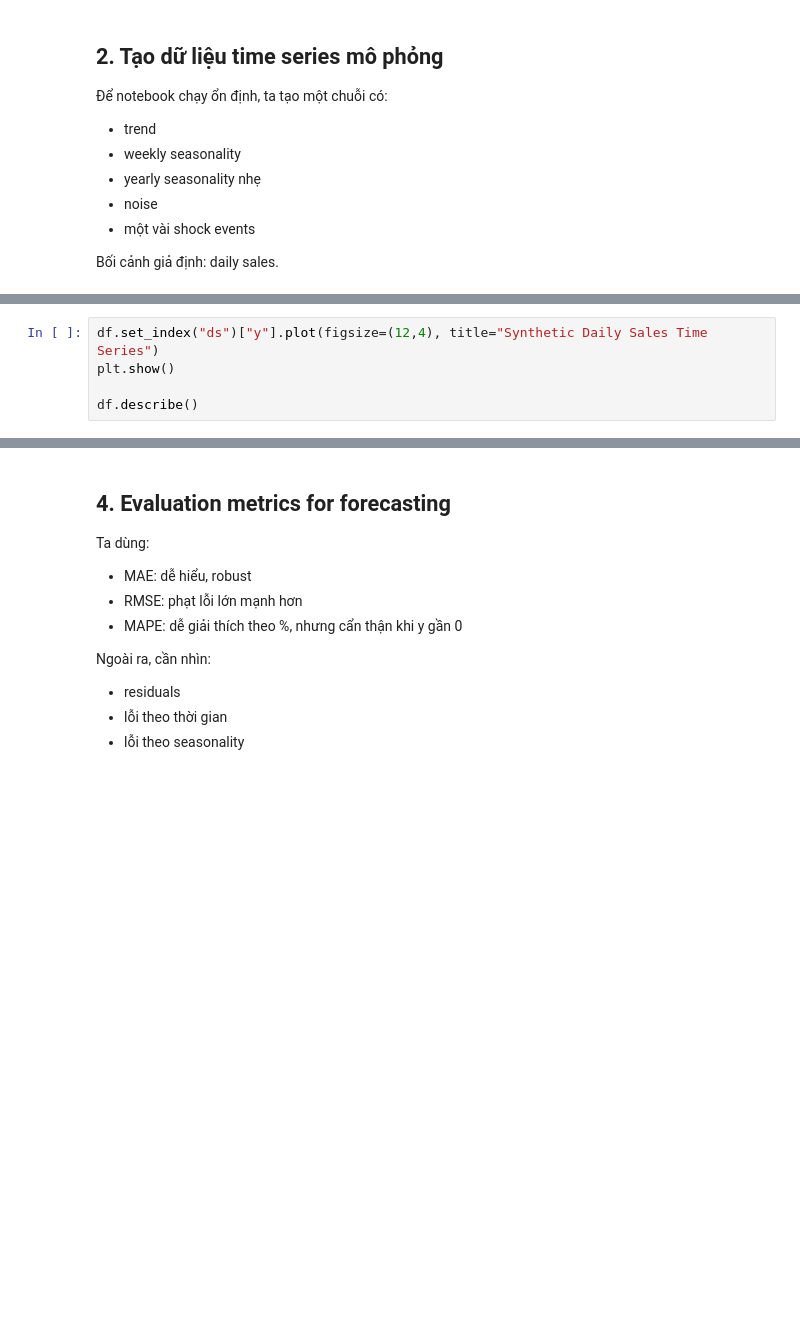
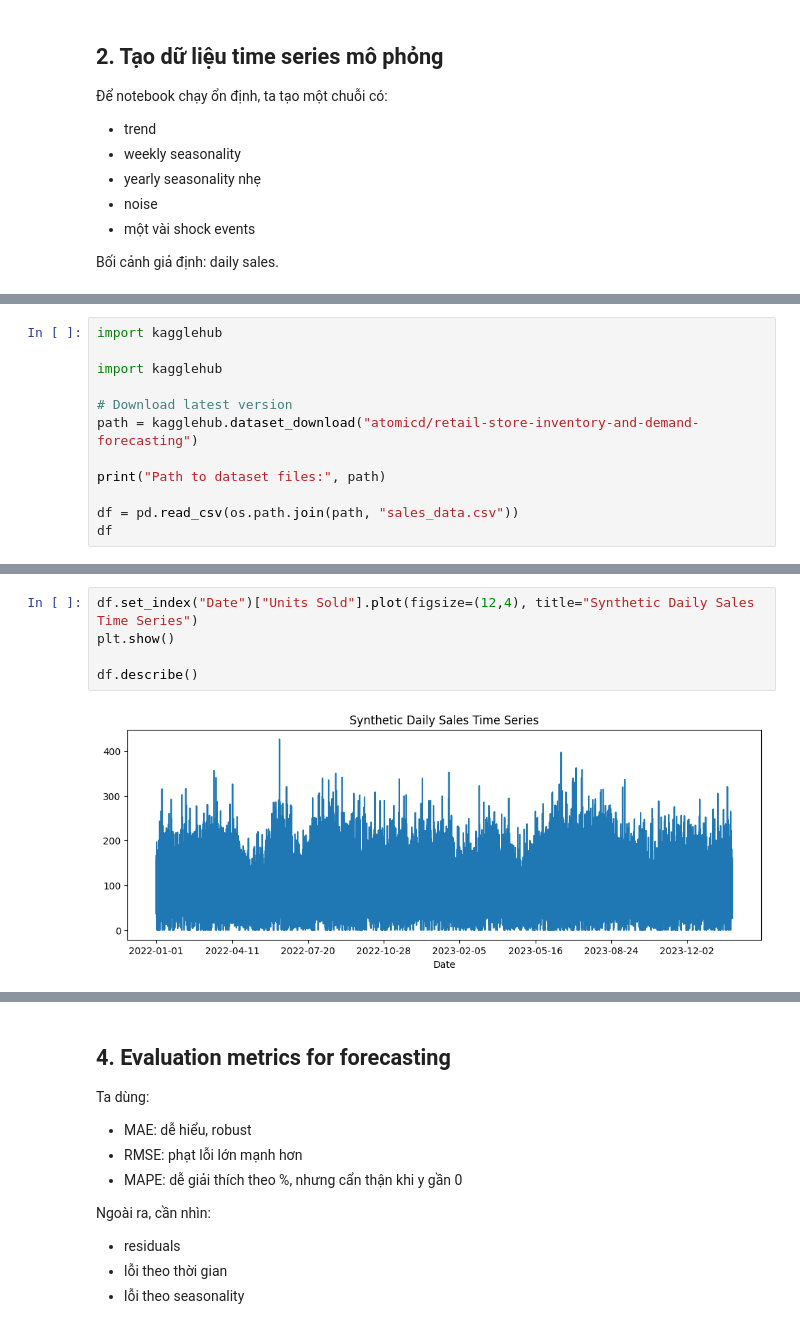
Before and after one commit to ngyxntthaoo/IS6404.CH201-Phan-tich-du-lieu-nang-cao, a Jupyter notebook: Lab04c_Lec06_TimeSeries_ML_Forecasting_PTDL.ipynb, the cells around one changed output, grey strips where cells are left out. Saved outputs shown, nothing was run; the diff lists cells and outputs as text; blank space fills up the shorter version.

```diff
--- a/Lab04c_Lec06_TimeSeries_ML_Forecasting_PTDL.ipynb
+++ b/Lab04c_Lec06_TimeSeries_ML_Forecasting_PTDL.ipynb
@@ -96,0 +98,12 @@ df.head()
+# %%
+import kagglehub
+
+import kagglehub
+
+# Download latest version
+path = kagglehub.dataset_download("atomicd/retail-store-inventory-and-demand-forecasting")
+
+print("Path to dataset files:", path)
+
+df = pd.read_csv(os.path.join(path, "sales_data.csv"))
+df
@@ -97,5 +126,7 @@ df.head()
 # %%
-df.set_index("ds")["y"].plot(figsize=(12,4), title="Synthetic Daily Sales Time Series")
+df.set_index("Date")["Units Sold"].plot(figsize=(12,4), title="Synthetic Daily Sales Time Series")
 plt.show()
 
 df.describe()
+# %% [output]
+[figure, added]
```
Also changed, not shown: parts of 26 cells of this notebook.
